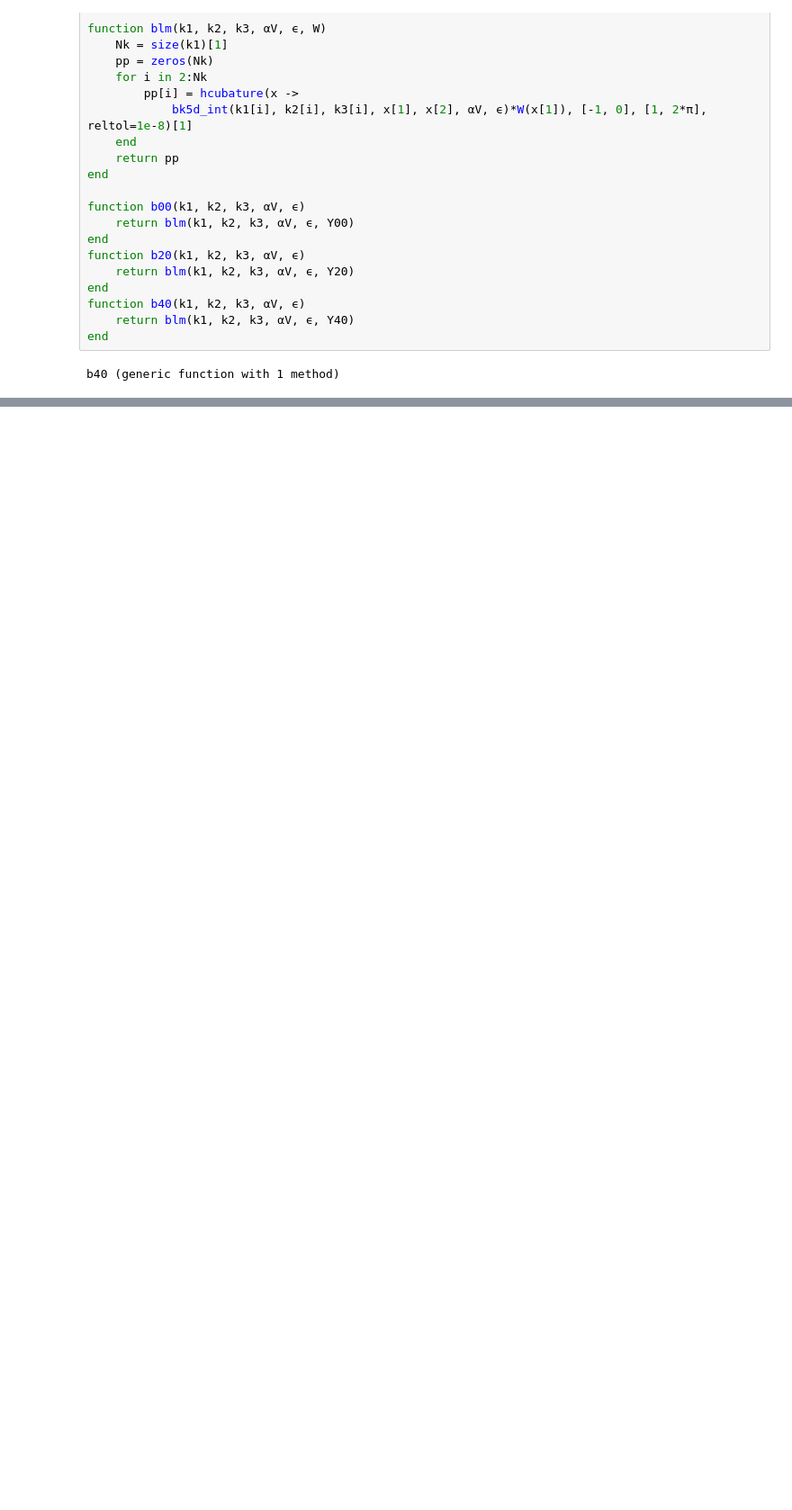
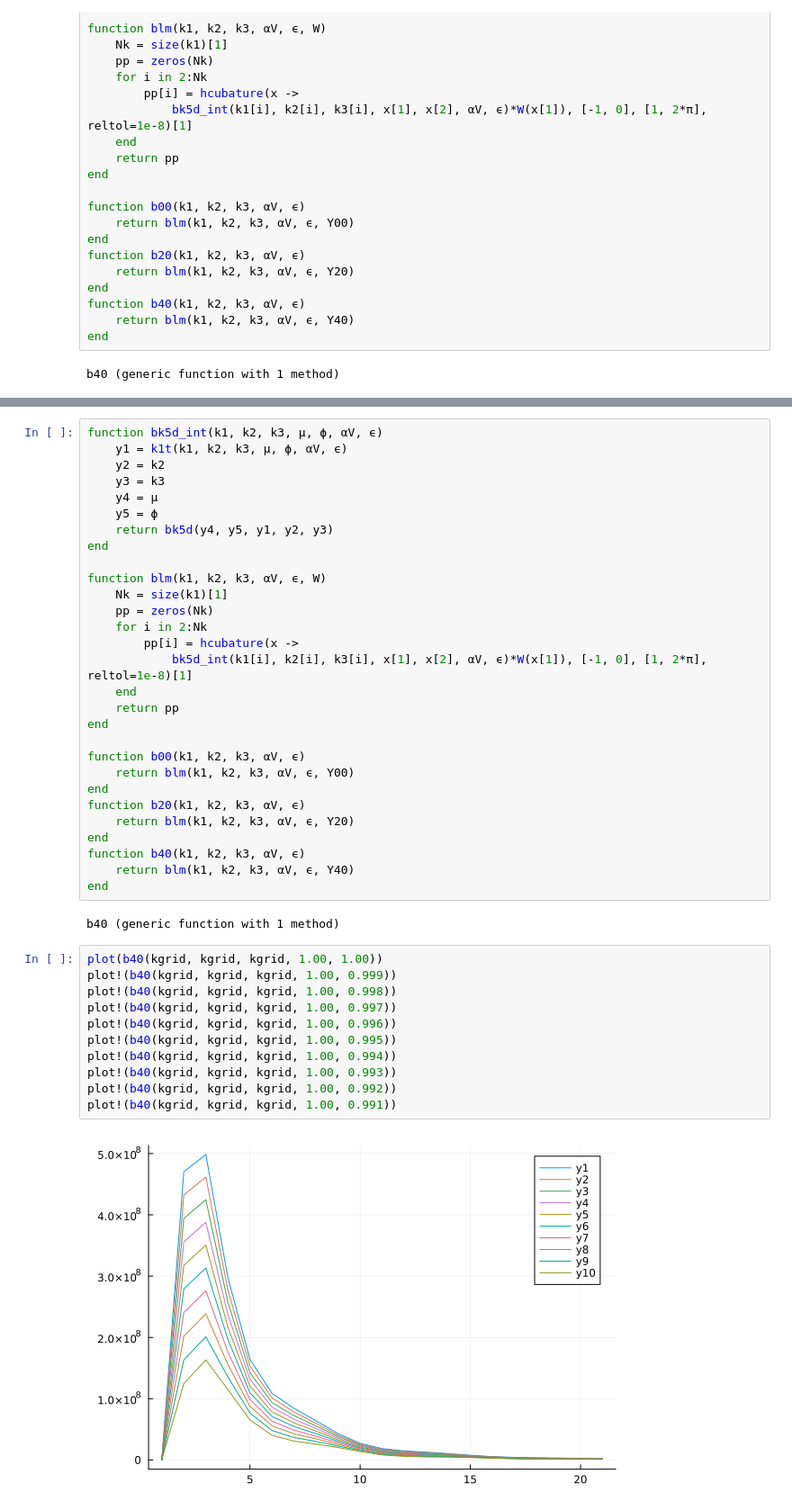
Before and after one commit to ladosamushia/BispectrumAP, a Jupyter notebook: BAOplots.ipynb, the cells around one changed output, grey strips where cells are left out. Shown at 90% size. Saved outputs shown, nothing was run; the diff lists cells and outputs as text; blank space fills up the shorter version.

```diff
--- a/BAOplots.ipynb
+++ b/BAOplots.ipynb
@@ -412,0 +415,44 @@ plot!(kgrid, B40fid./B40th, label=:none, color=:red, subplot=3)
+# %%
+function bk5d_int(k1, k2, k3, μ, ϕ, αV, ϵ)
+    y1 = k1t(k1, k2, k3, μ, ϕ, αV, ϵ)
+    y2 = k2
+    y3 = k3
+    y4 = μ
+    y5 = ϕ
+    return bk5d(y4, y5, y1, y2, y3)
+end
+
+function blm(k1, k2, k3, αV, ϵ, W)
+    Nk = size(k1)[1]
+    pp = zeros(Nk)
+    for i in 2:Nk
+        pp[i] = hcubature(x ->
+            bk5d_int(k1[i], k2[i], k3[i], x[1], x[2], αV, ϵ)*W(x[1]), [-1, 0], [1, 2*π], reltol=1e-8)[1]
+    end
+    return pp
+end
+
+function b00(k1, k2, k3, αV, ϵ)
+    return blm(k1, k2, k3, αV, ϵ, Y00)
+end
+function b20(k1, k2, k3, αV, ϵ)
+    return blm(k1, k2, k3, αV, ϵ, Y20)
+end
+function b40(k1, k2, k3, αV, ϵ)
+    return blm(k1, k2, k3, αV, ϵ, Y40)
+end
+# %% [output]
+b40 (generic function with 1 method)
+# %%
+plot(b40(kgrid, kgrid, kgrid, 1.00, 1.00))
+plot!(b40(kgrid, kgrid, kgrid, 1.00, 0.999))
+plot!(b40(kgrid, kgrid, kgrid, 1.00, 0.998))
+plot!(b40(kgrid, kgrid, kgrid, 1.00, 0.997))
+plot!(b40(kgrid, kgrid, kgrid, 1.00, 0.996))
+plot!(b40(kgrid, kgrid, kgrid, 1.00, 0.995))
+plot!(b40(kgrid, kgrid, kgrid, 1.00, 0.994))
+plot!(b40(kgrid, kgrid, kgrid, 1.00, 0.993))
+plot!(b40(kgrid, kgrid, kgrid, 1.00, 0.992))
+plot!(b40(kgrid, kgrid, kgrid, 1.00, 0.991))
+# %% [output]
+[figure, added]
```
Also changed, not shown: parts of 15 cells of this notebook, 2 other files.
